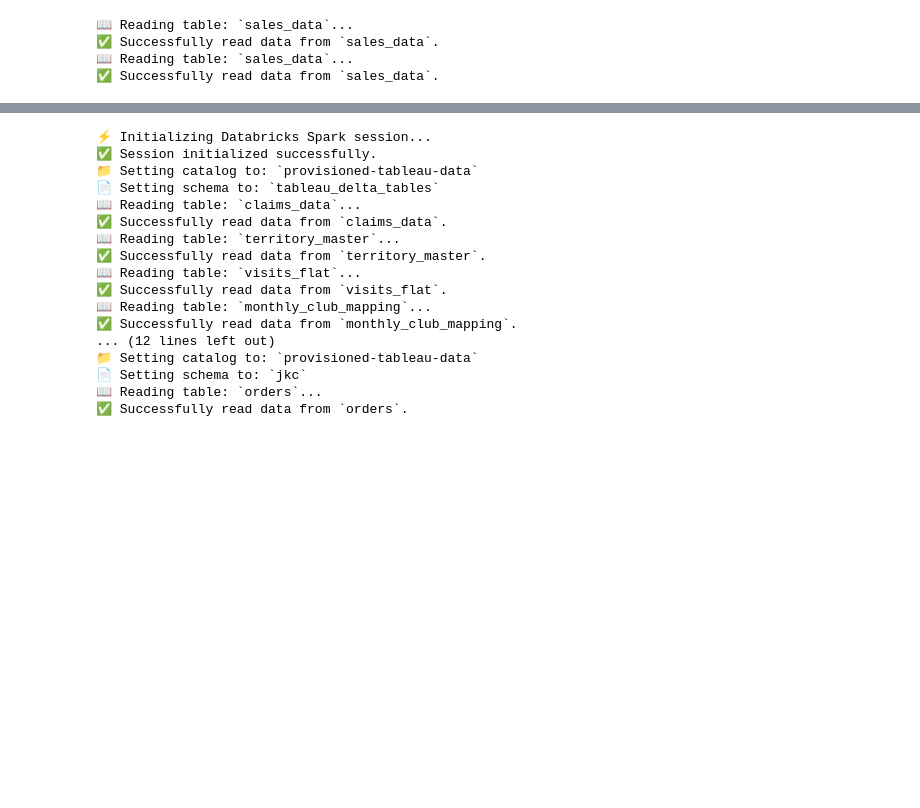
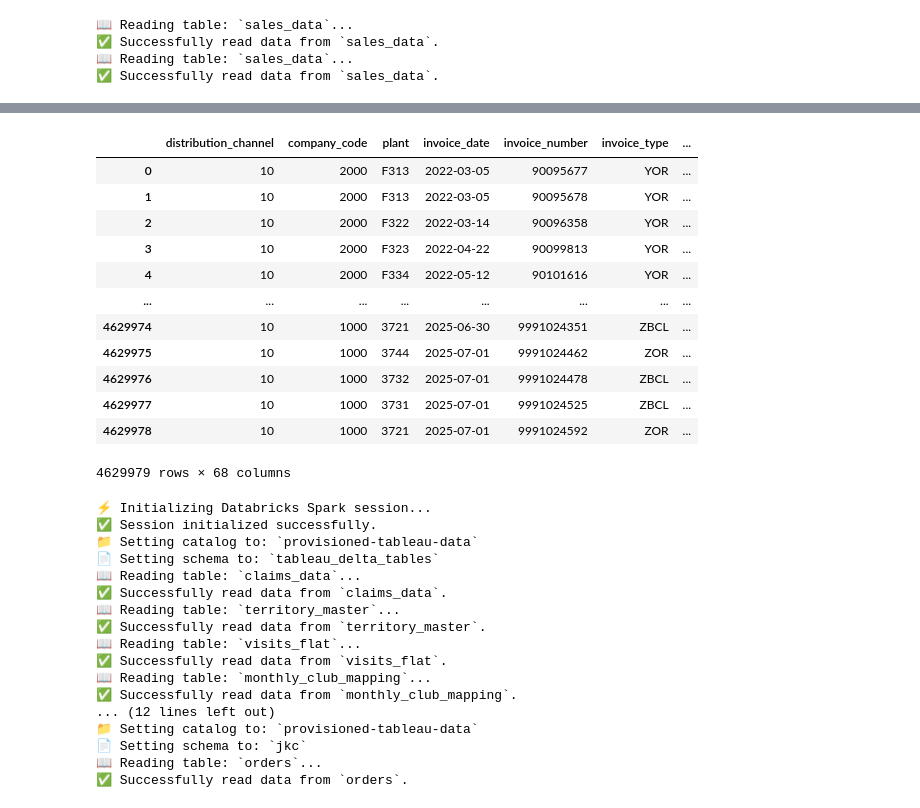
Before and after one commit to lakshita-kain/dealer-churn, a Jupyter notebook: offset_features.ipynb, the cells around one changed output, grey strips where cells are left out. Drawn from its saved outputs; the diff is of its cells as text; code cells hidden in the pictures; blank space fills up the shorter version.

```diff
--- a/offset_features.ipynb
+++ b/offset_features.ipynb
@@ -180,6 +177,22 @@ df = pd.merge(
     on='dealer_code',
     how='left'
 )
+# %%
+df
+# %% [output]
+|  | distribution_channel | company_code | plant | invoice_date | invoice_number | invoice_type | ... |
+| 0 | 10 | 2000 | F313 | 2022-03-05 | 90095677 | YOR | ... |
+| 1 | 10 | 2000 | F313 | 2022-03-05 | 90095678 | YOR | ... |
+| 2 | 10 | 2000 | F322 | 2022-03-14 | 90096358 | YOR | ... |
+| 3 | 10 | 2000 | F323 | 2022-04-22 | 90099813 | YOR | ... |
+| 4 | 10 | 2000 | F334 | 2022-05-12 | 90101616 | YOR | ... |
+| ... | ... | ... | ... | ... | ... | ... | ... |
+| 4629974 | 10 | 1000 | 3721 | 2025-06-30 | 9991024351 | ZBCL | ... |
+| 4629975 | 10 | 1000 | 3744 | 2025-07-01 | 9991024462 | ZOR | ... |
+| 4629976 | 10 | 1000 | 3732 | 2025-07-01 | 9991024478 | ZBCL | ... |
+| 4629977 | 10 | 1000 | 3731 | 2025-07-01 | 9991024525 | ZBCL | ... |
+| 4629978 | 10 | 1000 | 3721 | 2025-07-01 | 9991024592 | ZOR | ... |
+4629979 rows × 68 columns
 # %%
 ## Reading Data
 dlt_reader = DLTReader(
```
Also changed, not shown: parts of 11 cells of this notebook, 21 other files.
